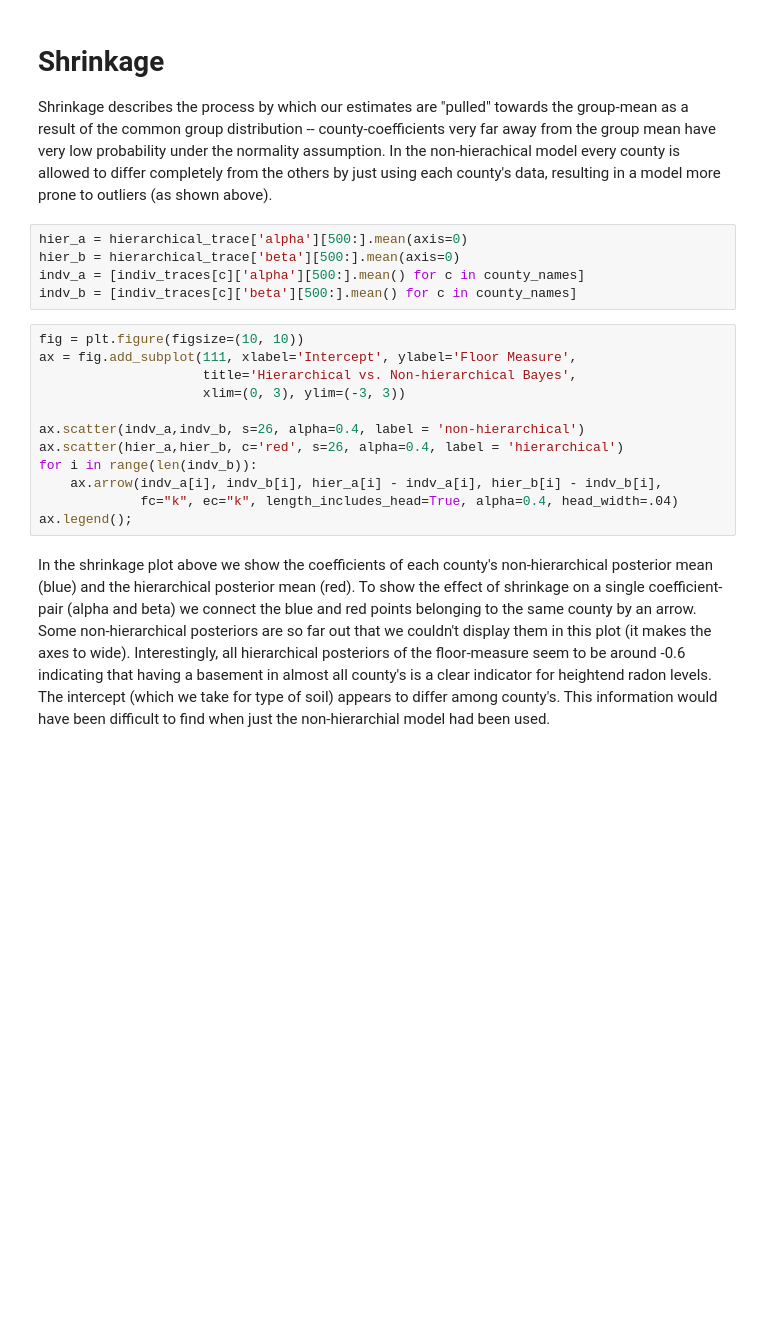
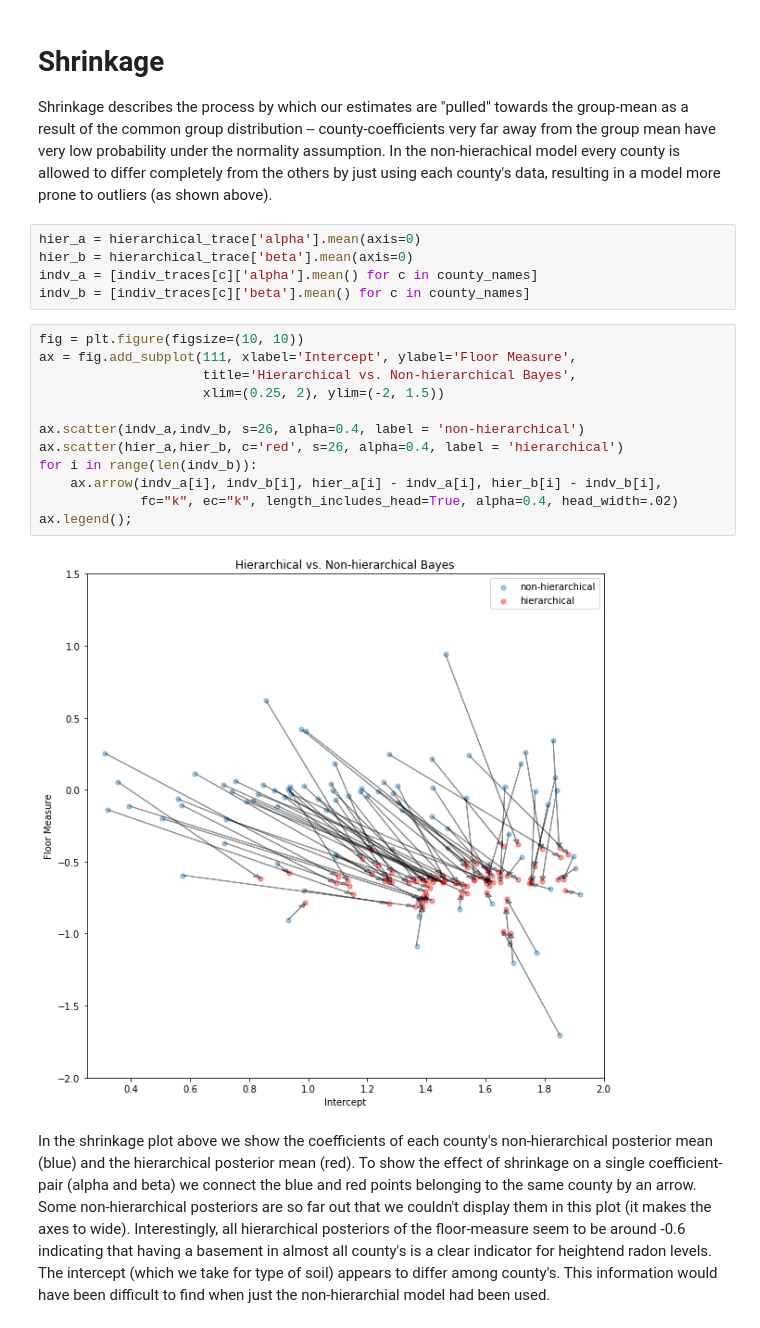
Before and after one commit to twiecki/WhileMyMCMCGentlySamples, a Jupyter notebook: content/downloads/notebooks/GLM_hierarchical.ipynb, the cells around one changed output. Drawn from its saved outputs; the diff is of its cells as text; blank space fills up the shorter version.

```diff
--- a/content/downloads/notebooks/GLM_hierarchical.ipynb
+++ b/content/downloads/notebooks/GLM_hierarchical.ipynb
@@ -244,22 +223,24 @@ Moreover, in the example county's 'CROW WING' and 'FREEBORN' the non-hierarchica
 # Shrinkage
 Shrinkage describes the process by which our estimates are "pulled" towards the group-mean as a result of the common group distribution -- county-coefficients very far away from the group mean have very low probability under the normality assumption. In the non-hierachical model every county is allowed to differ completely from the others by just using each county's data, resulting in a model more prone to outliers (as shown above).
 # %%
-hier_a = hierarchical_trace['alpha'][500:].mean(axis=0)
-hier_b = hierarchical_trace['beta'][500:].mean(axis=0)
-indv_a = [indiv_traces[c]['alpha'][500:].mean() for c in county_names]
-indv_b = [indiv_traces[c]['beta'][500:].mean() for c in county_names]
+hier_a = hierarchical_trace['alpha'].mean(axis=0)
+hier_b = hierarchical_trace['beta'].mean(axis=0)
+indv_a = [indiv_traces[c]['alpha'].mean() for c in county_names]
+indv_b = [indiv_traces[c]['beta'].mean() for c in county_names]
 # %%
 fig = plt.figure(figsize=(10, 10))
 ax = fig.add_subplot(111, xlabel='Intercept', ylabel='Floor Measure',
                      title='Hierarchical vs. Non-hierarchical Bayes',
-                     xlim=(0, 3), ylim=(-3, 3))
+                     xlim=(0.25, 2), ylim=(-2, 1.5))
 
 ax.scatter(indv_a,indv_b, s=26, alpha=0.4, label = 'non-hierarchical')
 ax.scatter(hier_a,hier_b, c='red', s=26, alpha=0.4, label = 'hierarchical')
 for i in range(len(indv_b)):
     ax.arrow(indv_a[i], indv_b[i], hier_a[i] - indv_a[i], hier_b[i] - indv_b[i],
-             fc="k", ec="k", length_includes_head=True, alpha=0.4, head_width=.04)
+             fc="k", ec="k", length_includes_head=True, alpha=0.4, head_width=.02)
 ax.legend();
+# %% [output]
+[figure, added]
 # %% [markdown]
 In the shrinkage plot above we show the coefficients of each county's non-hierarchical posterior mean (blue) and the hierarchical posterior mean (red). To show the effect of shrinkage on a single coefficient-pair (alpha and beta) we connect the blue and red points belonging to the same county by an arrow. Some non-hierarchical posteriors are so far out that we couldn't display them in this plot (it makes the axes to wide). Interestingly, all hierarchical posteriors of the floor-measure seem to be around -0.6 indicating that having a basement in almost all county's is a clear indicator for heightend radon levels. The intercept (which we take for type of soil) appears to differ among county's. This information would have been difficult to find when just the non-hierarchial model had been used.
 # %% [markdown]
```
Also changed, not shown: parts of 8 cells of this notebook, 3 other files.
